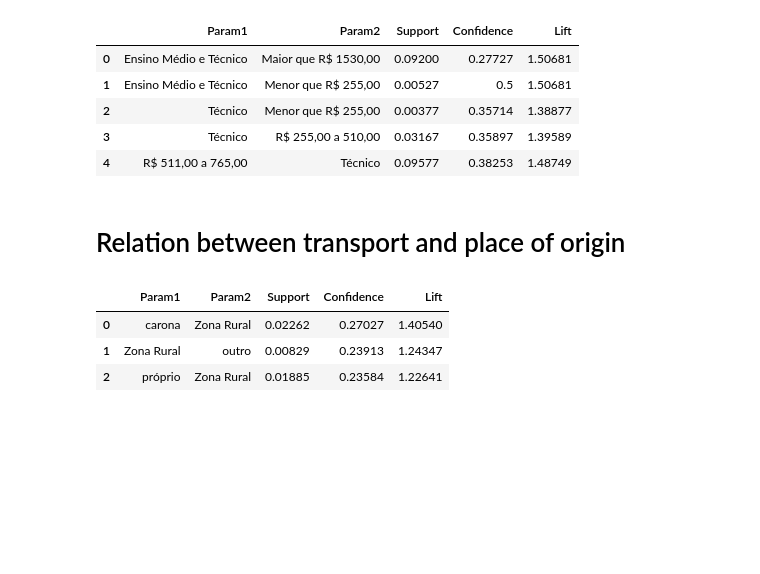
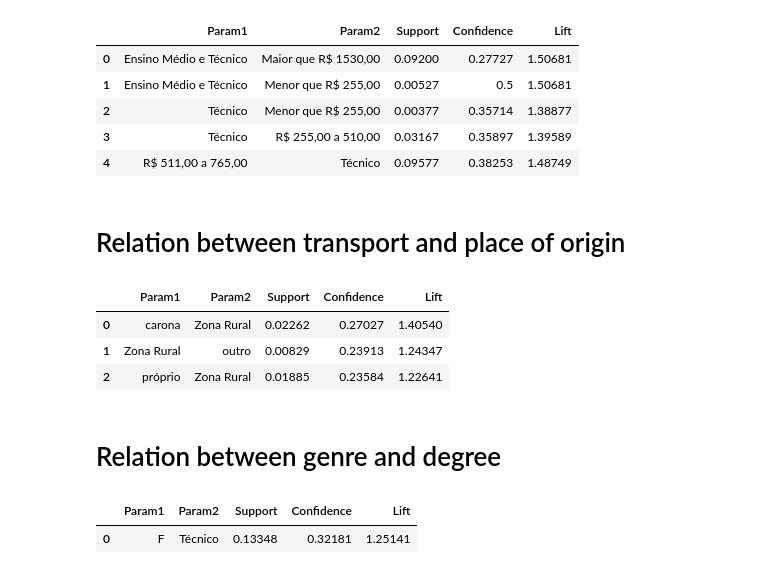
Before and after one commit to victor-s-santos/discovering-association-rules, a Jupyter notebook: 03-entrance_exam/Applying_Rules.ipynb, the cells around one changed output. Saved outputs shown, nothing was run; the diff lists cells and outputs as text; code cells hidden in the pictures; blank space fills up the shorter version.

Commit message:
relation between genre and degree

```diff
--- a/03-entrance_exam/Applying_Rules.ipynb
+++ b/03-entrance_exam/Applying_Rules.ipynb
@@ -184,3 +184,10 @@ showrules_df(ready[['transporte', 'local_origem']])
 | 0 | carona | Zona Rural | 0.02262 | 0.27027 | 1.40540 |
 | 1 | Zona Rural | outro | 0.00829 | 0.23913 | 1.24347 |
 | 2 | próprio | Zona Rural | 0.01885 | 0.23584 | 1.22641 |
+# %% [markdown]
+# Relation between genre and degree
+# %%
+showrules_df(ready[['sexo', 'degree']])
+# %% [output]
+|  | Param1 | Param2 | Support | Confidence | Lift |
+| 0 | F | Técnico | 0.13348 | 0.32181 | 1.25141 |
```
